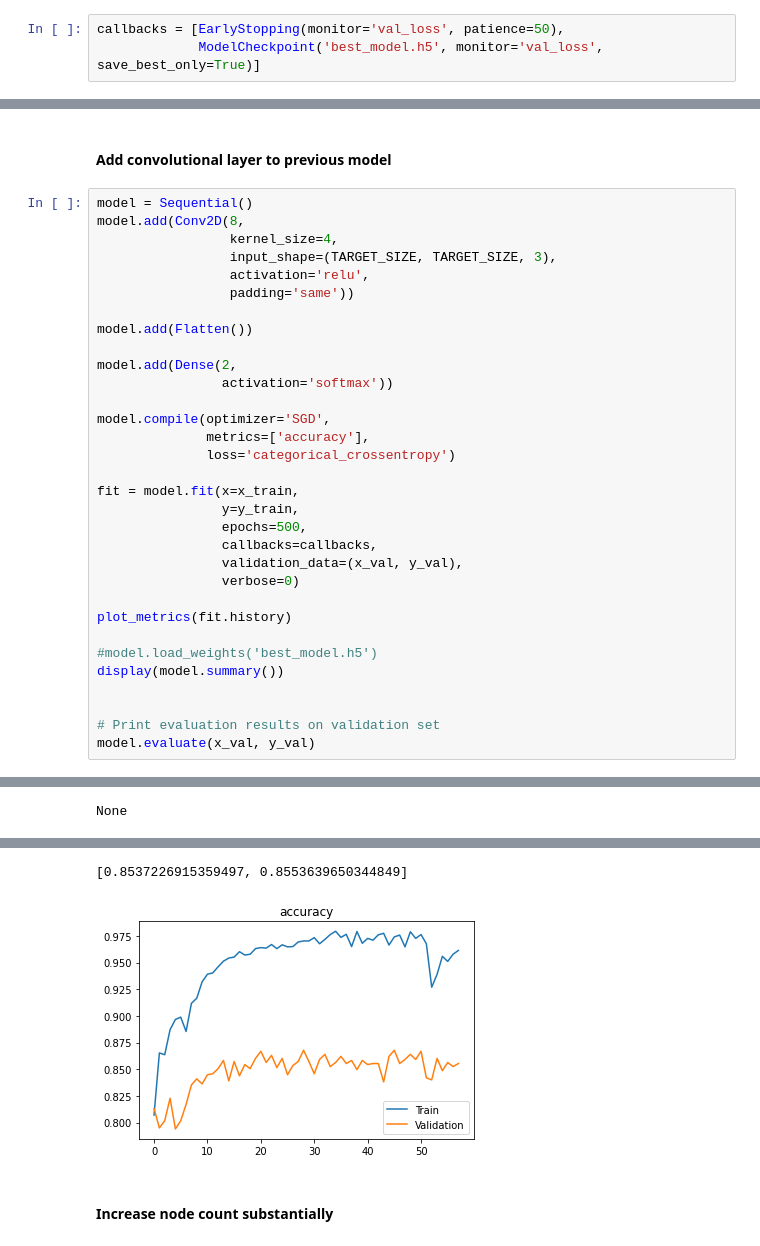
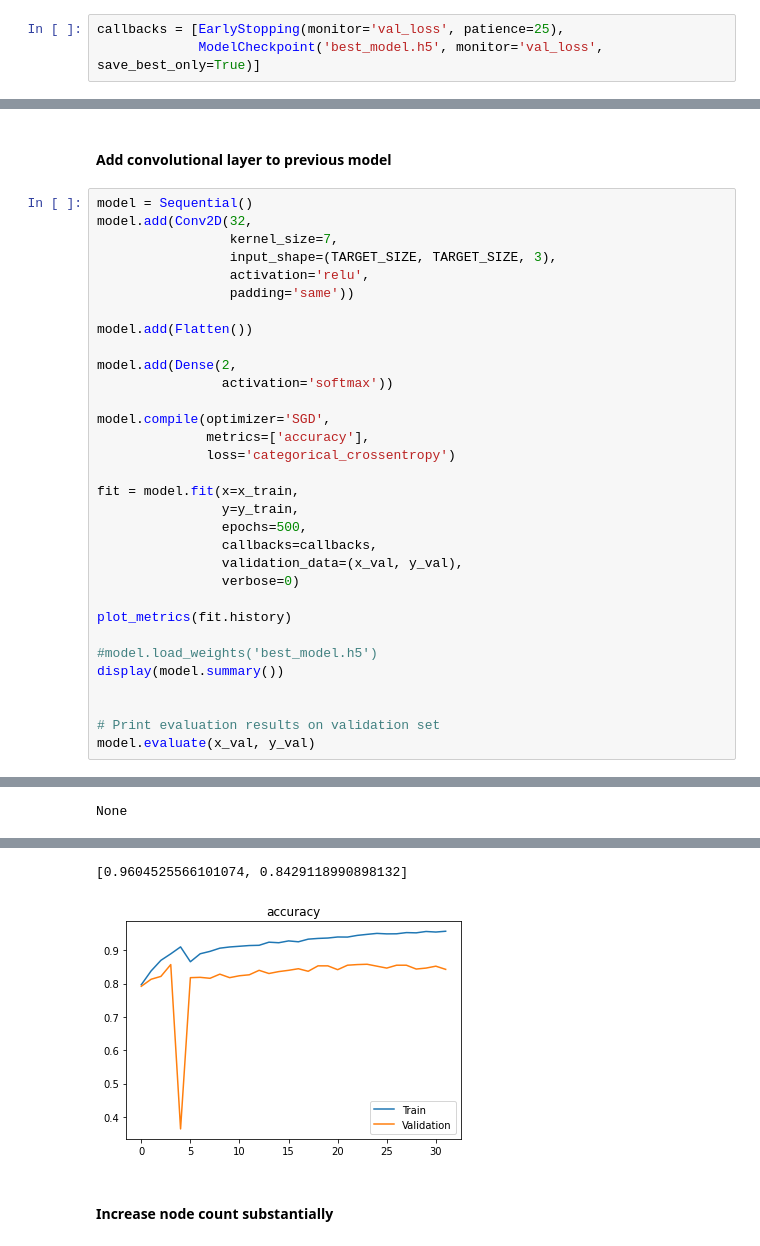
Before and after one commit to sethnlewis/X-Ray-Image-Classification, a Jupyter notebook: notebooks/eda-kaggle-v2.ipynb, the cells around one changed output, grey strips where cells are left out. Cells and saved outputs as stored; diff of their text form.

```diff
--- a/notebooks/eda-kaggle-v2.ipynb
+++ b/notebooks/eda-kaggle-v2.ipynb
@@ -80,7 +80,7 @@ def plot_metrics(history, metrics=['accuracy'], val=True):
 # %% [markdown]
 #### Define callbacks
 # %%
-callbacks = [EarlyStopping(monitor='val_loss', patience=50),
+callbacks = [EarlyStopping(monitor='val_loss', patience=25),
              ModelCheckpoint('best_model.h5', monitor='val_loss', save_best_only=True)]
 # %% [markdown]
 ### Define First Simple Model (FSM)
@@ -140,8 +140,8 @@ _________________________________________________________________
 #### Add convolutional layer to previous model
 # %%
 model = Sequential()
-model.add(Conv2D(8,
-                 kernel_size=4,
+model.add(Conv2D(32,
+                 kernel_size=7,
                  input_shape=(TARGET_SIZE, TARGET_SIZE, 3),
                  activation='relu',
                  padding='same'))
@@ -190,5 +190,5 @@ None
-[0.8537226915359497, 0.8553639650344849]
+[0.9604525566101074, 0.8429118990898132]
-[figure, old version]
+[figure, new version]
 # %% [markdown]
 #### Increase node count substantially
 # %%
```
Also changed, not shown: parts of 9 cells of this notebook.
